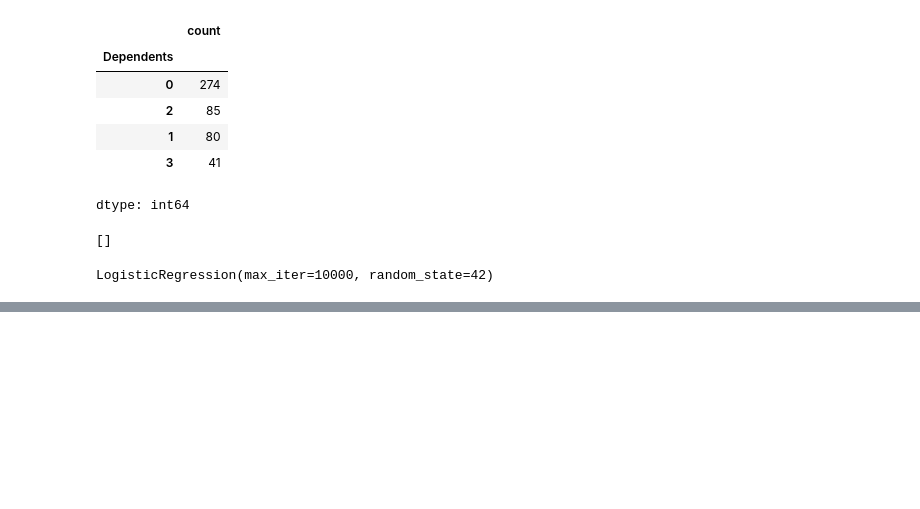
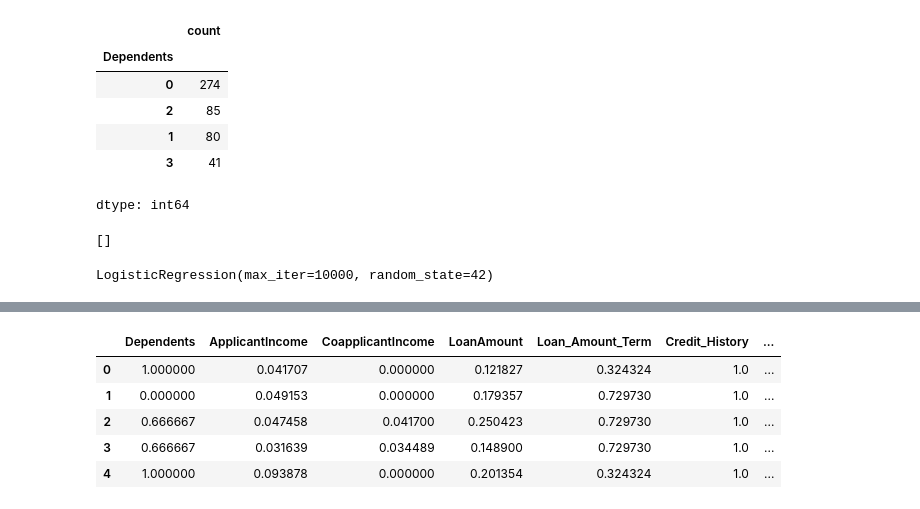
Before and after one commit to OPIM5512-des18004/OPIM5512_A04-des18004, a Jupyter notebook: src/assignment04_des18004.ipynb, the cells around one changed output, grey strips where cells are left out. Drawn from its saved outputs; the diff is of its cells as text; code cells hidden in the pictures; blank space fills up the shorter version.

```diff
--- a/src/assignment04_des18004.ipynb
+++ b/src/assignment04_des18004.ipynb
@@ -220,2 +239,12 @@ Index(['LoanAmount', 'Education_Not Graduate', 'Property_Area_Urban',
       dtype='object')
+# %%
+train_X_df = pd.DataFrame(X_res, columns=X.columns)
+train_X_df.head()
+# %% [output]
+|  | Dependents | ApplicantIncome | CoapplicantIncome | LoanAmount | Loan_Amount_Term | Credit_History | ... |
+| 0 | 1.000000 | 0.041707 | 0.000000 | 0.121827 | 0.324324 | 1.0 | ... |
+| 1 | 0.000000 | 0.049153 | 0.000000 | 0.179357 | 0.729730 | 1.0 | ... |
+| 2 | 0.666667 | 0.047458 | 0.041700 | 0.250423 | 0.729730 | 1.0 | ... |
+| 3 | 0.666667 | 0.031639 | 0.034489 | 0.148900 | 0.729730 | 1.0 | ... |
+| 4 | 1.000000 | 0.093878 | 0.000000 | 0.201354 | 0.324324 | 1.0 | ... |
 # %%
```
Also changed, not shown: parts of 13 cells of this notebook.
